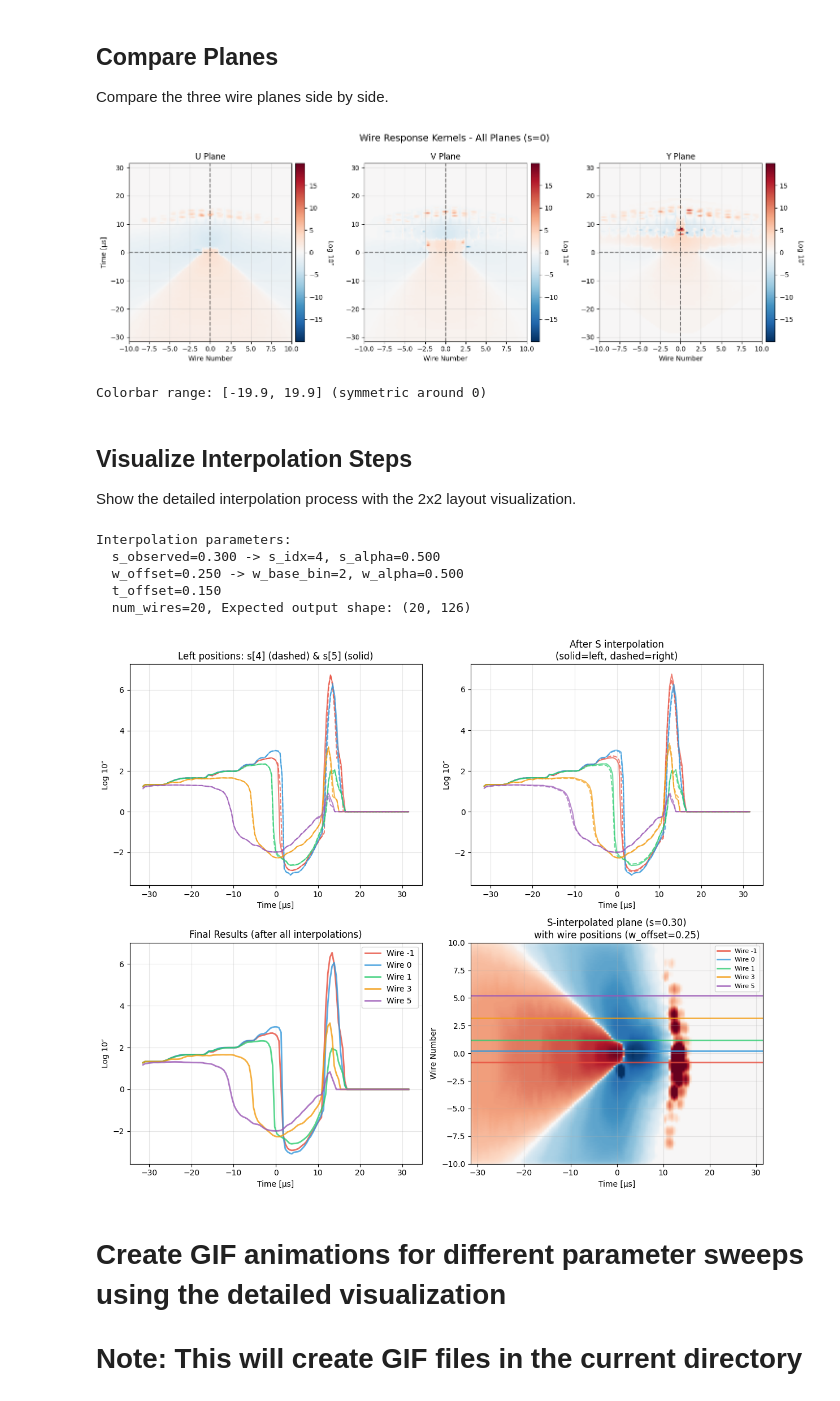
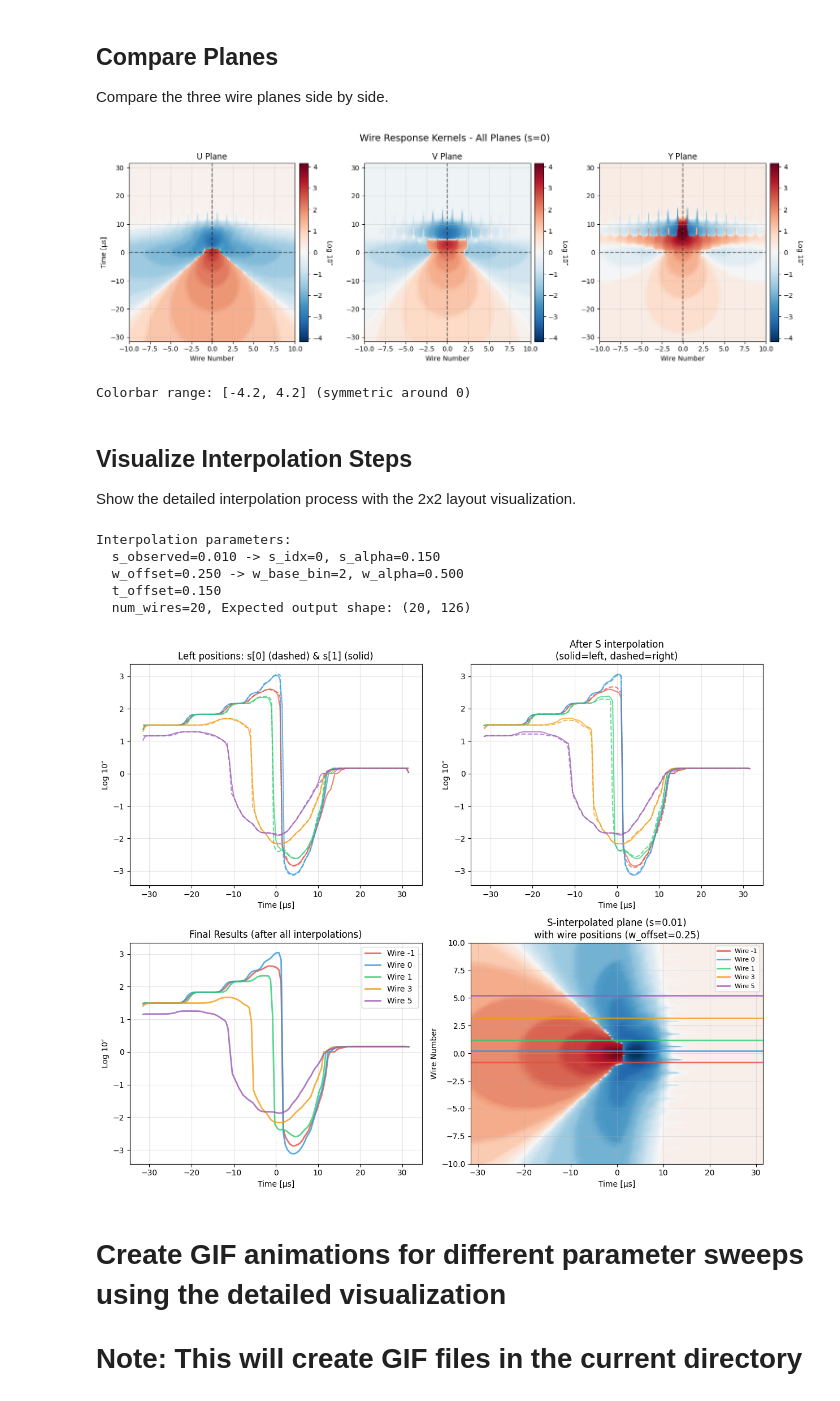
Before and after one commit to OmarAlterkait/JAXTPC, a Jupyter notebook: tools/responses/response_visualization.ipynb, the cells around one changed output. Cells and saved outputs as stored; diff of their text form; code cells hidden in the pictures.

```diff
--- a/tools/responses/response_visualization.ipynb
+++ b/tools/responses/response_visualization.ipynb
@@ -36,22 +38,27 @@ Libraries imported successfully!
 
 Load the pre-extracted kernel files and create diffusion kernel arrays.
 # %%
+config_path ='../../config/cubic_wireplane_config.yaml'
+detector_config = generate_detector(config_path)
+
 # Configuration
 planes = ['U', 'V', 'Y']
 num_s = 16  # Number of diffusion levels
 wire_spacing = 0.1
-time_spacing = 0.5
+time_spacing = detector_config['time_step_size_us']
 
 # Create diffusion kernel arrays
-print("Loading kernels and creating diffusion arrays...\n")
+print("Loading kernels and creating diffusionarrays...\n")
+print(f"Using physics-based sigmas: trans={detector_config['max_sigma_trans_unitless']:.3f}, long={detector_config['max_sigma_long_unitless']:.3f}\n")
 
 DKernels = create_diffusion_kernel_array(
-    planes=planes,
-    num_s=num_s,
-    kernel_dir='.',  # Current directory
-    wire_spacing=wire_spacing,
-    time_spacing=time_spacing
-)
+  planes=planes,
+  num_s=num_s,
+  kernel_dir='.',  # Current directory
+  wire_spacing=wire_spacing,
+  time_spacing=time_spacing,
+  max_sigma_trans_unitless=detector_config['max_sigma_trans_unitless'],
+  max_sigma_long_unitless=detector_config['max_sigma_long_unitless'])
 
 print("\n✓ Kernels loaded successfully!")
 print(f"\nAvailable planes: {list(DKernels.keys())}")
@@ -140,7 +147,7 @@ for plane in DKernels.keys():
 Compare the three wire planes side by side.
 # %%
 # Compare all three planes at s=0
-from tools.responses.visualization import actual_to_paper_log10
+from tools_old.responses.visualization import actual_to_paper_log10
 
 fig, axes = plt.subplots(1, 3, figsize=(15, 5))
 
@@ -184,28 +191,28 @@ plt.show()
 
 print(f"Colorbar range: [{vmin:.1f}, {vmax:.1f}] (symmetric around 0)")
 # %% [output]
-[figure, old version]
+[figure, new version]
-Colorbar range: [-19.9, 19.9] (symmetric around 0)
+Colorbar range: [-4.2, 4.2] (symmetric around 0)
 # %% [markdown]
 ## Visualize Interpolation Steps
 
 Show the detailed interpolation process with the 2x2 layout visualization.
 # %%
 # Import the visualization function
-from tools.responses.visualization import visualize_interpolation_steps
+from tools_old.responses.visualization import visualize_interpolation_steps
 
 # Show interpolation steps
 fig = visualize_interpolation_steps(DKernels, plane='U',
-                                  s_observed=0.3, w_offset=0.25, t_offset=0.15,
+                                  s_observed=0.01, w_offset=0.25, t_offset=0.15,
                                   verbose=True)
 plt.show()
 # %% [output]
 Interpolation parameters:
-  s_observed=0.300 -> s_idx=4, s_alpha=0.500
+  s_observed=0.010 -> s_idx=0, s_alpha=0.150
   w_offset=0.250 -> w_base_bin=2, w_alpha=0.500
   t_offset=0.150
   num_wires=20, Expected output shape: (20, 126)
-[figure, old version]
+[figure, new version]
 # %% [markdown]
 # Create GIF animations for different parameter sweeps using the detailed visualization
 # Note: This will create GIF files in the current directory
```
Also changed, not shown: parts of 5 cells of this notebook, 24 other files.
